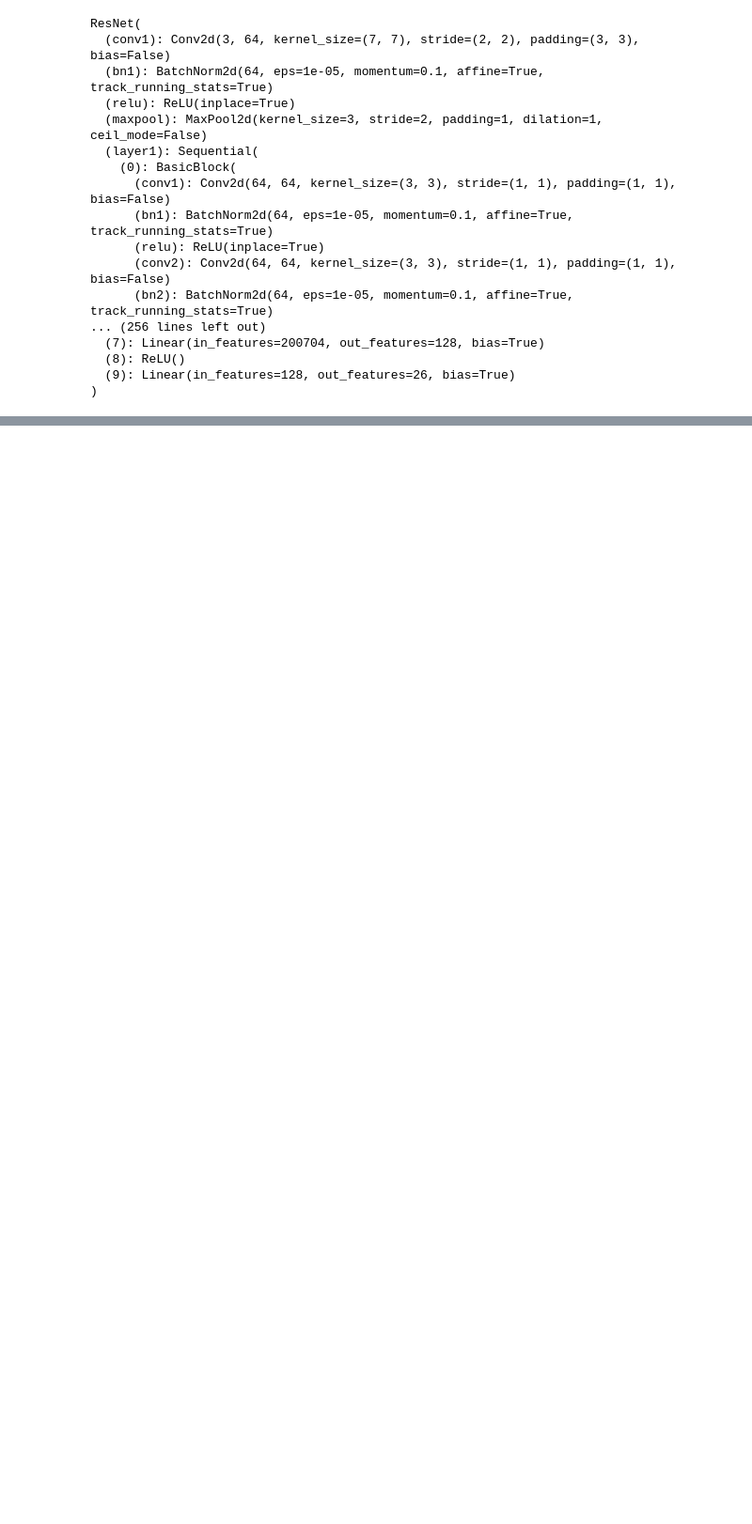
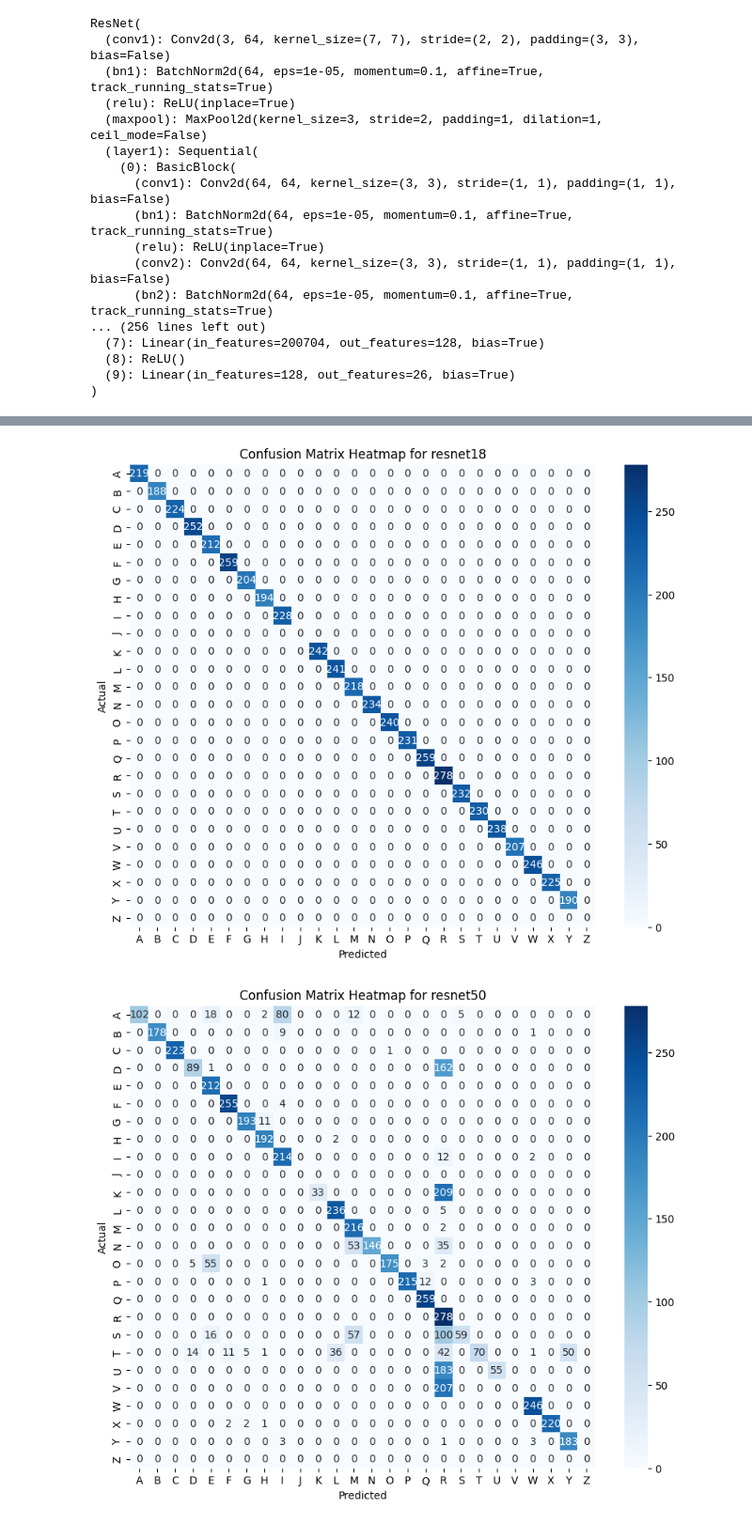
Before and after one commit to paigeberrigan/ASL_Recognition, a Jupyter notebook: models.ipynb, the cells around one changed output, grey strips where cells are left out. Shown at 94% size. Drawn from its saved outputs; the diff is of its cells as text; code cells hidden in the pictures; blank space fills up the shorter version.

```diff
--- a/models.ipynb
+++ b/models.ipynb
@@ -17,6 +25,7 @@ if project_root not in sys.path:
     sys.path.append(project_root)
 
 num_classes = 26 # this is the only time this is defined
+device = torch.device("cuda" if torch.cuda.is_available() else "cpu") # define device
 # %%
 # create the models
 def create_model(model_type, num_classes):
@@ -205,0 +279,9 @@ Epoch [1/1], Train Loss: 0.1016, Train Acc: 0.9721, Val Loss: 0.1744, Val Acc: 0
+# %%
+# save all the models as paths
+save_dir = os.path.join(project_root, "saved_models")
+os.makedirs(save_dir, exist_ok=True)
+
+for model_name, model in models_to_train.items():
+    save_path = os.path.join(save_dir, f"trained_{model_name}.pth")
+    torch.save(model.state_dict(), save_path)
+    print(f"Model {model_name} saved to {save_path}")
@@ -205,0 +292,47 @@ Epoch [1/1], Train Loss: 0.1016, Train Acc: 0.9721, Val Loss: 0.1744, Val Acc: 0
+# %%
+# mapping for heatmap
+classes = list(string.ascii_uppercase)
+class_labels = [letter for letter in classes]
+label_map = {letter: i for i, letter in enumerate(class_labels)}
+
+# plot confusion matrices for each model with mapped labels
+confusion_matrices = {}
+for model_name, model in models_to_train.items():
+    model.eval()
+    all_labels = []
+    all_preds = []
+    with torch.no_grad():
+        for images, labels in val_loader:
+            images, labels = images.to(device), labels.to(device)
+            outputs = model(images)
+            _, predicted = torch.max(outputs, 1)
+            all_labels.extend(labels.cpu().numpy())
+            all_preds.extend(predicted.cpu().numpy())
+
+    # added in labels
+    all_labels = [class_labels[label] for label in all_labels]
+    all_preds = [class_labels[pred] for pred in all_preds]
+
+    # calculate confusion matrix
+    confusion_matrix = pd.crosstab(
+        pd.Series(all_labels, name="Actual"),
+        pd.Series(all_preds, name="Predicted"),
+        rownames=["Actual"],
+        colnames=["Predicted"],
+    )
+
+    # show all classes
+    confusion_matrix = confusion_matrix.reindex(index=class_labels, columns=class_labels, fill_value=0)
+    confusion_matrices[model_name] = confusion_matrix
+
+# plot the confusion matrix heatmaps
+for model_name, cm in confusion_matrices.items():
+    plt.figure(figsize=(10, 8))
+    sns.heatmap(cm, annot=True, fmt="d", cmap="Blues")
+    plt.title(f"Confusion Matrix Heatmap for {model_name}")
+    plt.xlabel("Predicted")
+    plt.ylabel("Actual")
+    plt.show()
+# %% [output]
+[figure, added]
+[figure, added]
```
Also changed, not shown: parts of 8 cells of this notebook, 4 other files.
